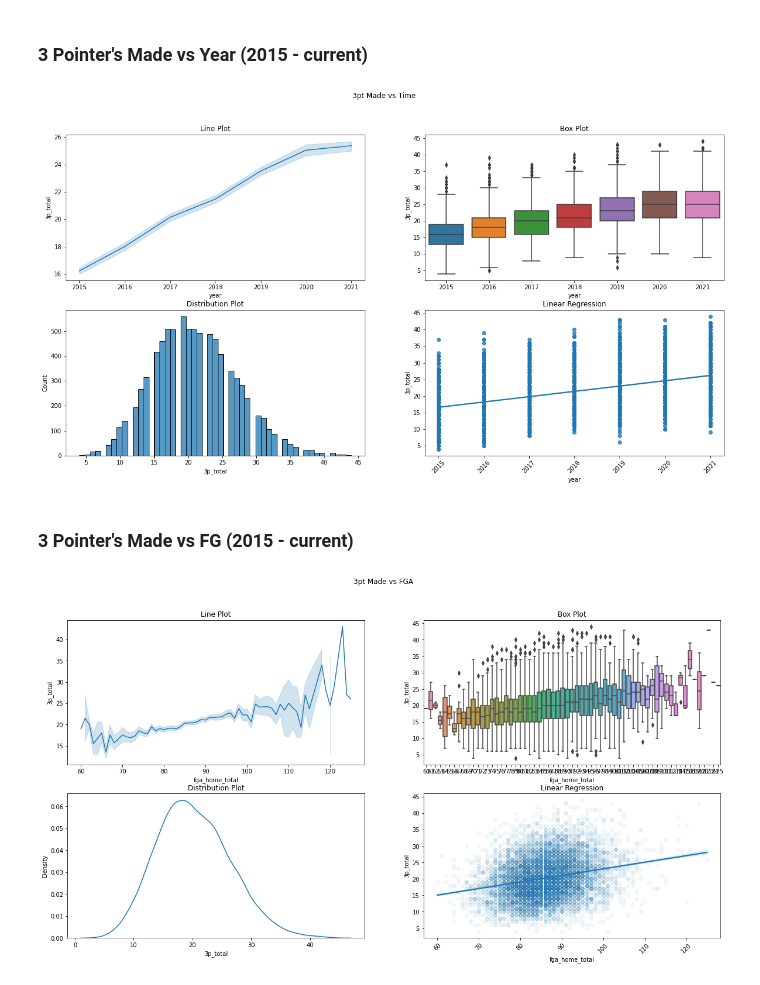
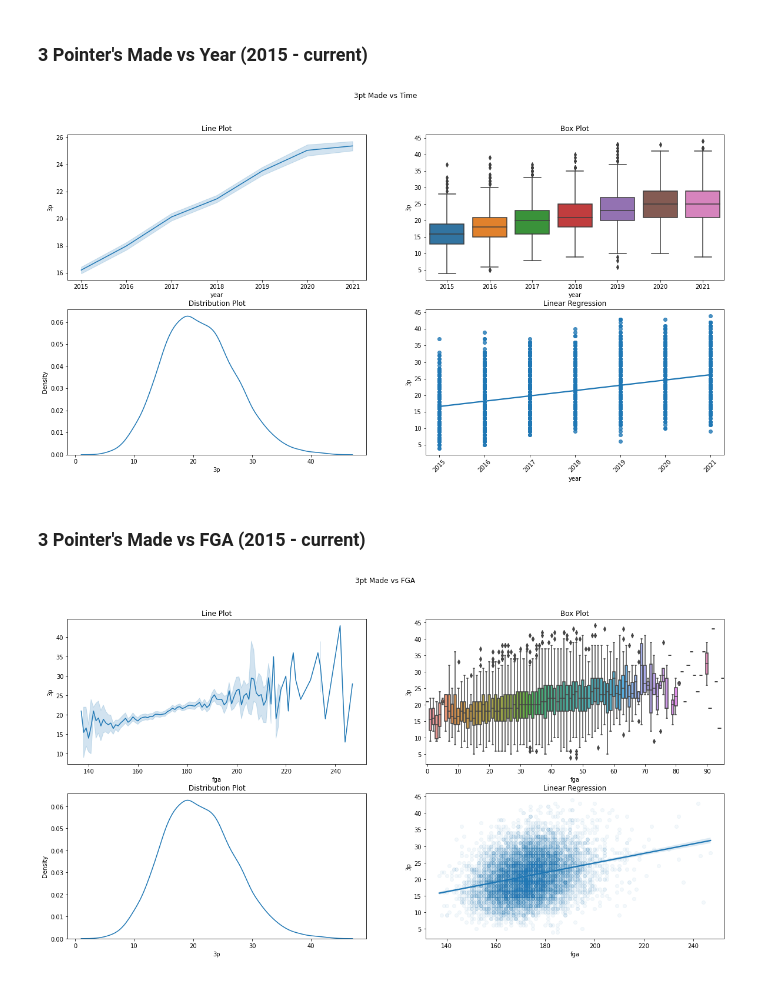
Before and after one commit to tylerengland25/NBA, a Jupyter notebook: backend/analysis/3p_shooting.ipynb, the cells around one changed output. Cells and saved outputs as stored; diff of their text form; code cells hidden in the pictures.

Commit message:
Update visualizations

```diff
--- a/backend/analysis/3p_shooting.ipynb
+++ b/backend/analysis/3p_shooting.ipynb
@@ -97,8 +109,13 @@ memory usage: 3.9 MB
 # %% [markdown]
 ### 3 Pointer's Made vs Year (--)
 # %%
-# Create target varibale
-df['3p_total'] = df['3p_visitor_total'] + df['3p_home_total']
+# Groupby and sum all statistics
+totals = total_df.groupby(
+    ['date', 'visitor', 'home']).aggregate(
+    {'team': ['sum'], 'fg': ['sum'], 'fga': ['sum'], 'fg_perc': ['sum'], '2p': ['sum'], '2pa': ['sum'], '2p_perc': ['sum'],
+     '3p': ['sum'], '3pa': ['sum'], '3p_perc': ['sum'], 'efg_perc': ['sum'], 'ast': ['sum'], 'ast_perc': ['sum'],
+     'year': ['min'], 'month': ['min']})
+totals.columns = [col[0] for col in totals.columns.to_flat_index()]
 
 # Change plot size
 fig, ax = plt.subplots(nrows=2, ncols=2, figsize=(20, 10))
@@ -106,17 +123,17 @@ fig.suptitle('3pt Made vs Time')
 fig = plt.gcf()
 
 # Plot lineplot of Total 3pt Made over Time
-chart = sns.lineplot(x='year', y='3p_total', data=df, ax= ax[0, 0]).set(title='Line Plot')
+chart = sns.lineplot(x='year', y='3p', data=totals, ax= ax[0, 0]).set(title='Line Plot')
 
 # Plot boxplot of Total 3pt Made over Time
-chart = sns.boxplot(x='year', y='3p_total', data=df, ax=ax[0, 1]).set(title= 'Box Plot')
+chart = sns.boxplot(x='year', y='3p', data=totals, ax=ax[0, 1]).set(title= 'Box Plot')
 plt.xticks(rotation=45)
 
 # Plot distribution plot of Total 3pt Made over Time
-chart = sns.kdeplot(x='3p_total', data=df, ax=ax[1,0]).set(title='Distribution Plot')
+chart = sns.kdeplot(x='3p', data=totals, ax=ax[1,0]).set(title='Distribution Plot')
 
 # Plot linearregression of Total 3pt Made over Time
-chart = sns.regplot(x='year', y='3p_total', data=df, ax=ax[1, 1]).set(title='Linear Regression')
+chart = sns.regplot(x='year', y='3p', data=totals, ax=ax[1, 1]).set(title='Linear Regression')
 
 plt.show()
 # %% [output]
@@ -132,42 +149,46 @@ fig = plt.gcf()
 year = 2015
 
 # Plot lineplot of Total 3pt Made over Time
-chart = sns.lineplot(x='year', y='3p_total', data=df[df['year'] >= year], ax= ax[0, 0]).set(title='Line Plot')
+chart = sns.lineplot(x='year', y='3p', data=totals[totals['year'] >= year], ax= ax[0, 0]).set(title='Line Plot')
 
 # Plot boxplot of Total 3pt Made over Time
-chart = sns.boxplot(x='year', y='3p_total', data=df[df['year'] >= year], ax=ax[0, 1]).set(title= 'Box Plot')
+chart = sns.boxplot(x='year', y='3p', data=totals[totals['year'] >= year], ax=ax[0, 1]).set(title= 'Box Plot')
 plt.xticks(rotation=45)
 
 # Plot distribution plot of Total 3pt Made over Time
-chart = sns.histplot(x='3p_total', data=df[df['year'] >= year], ax=ax[1,0]).set(title='Distribution Plot')
+chart = sns.kdeplot(x='3p', data=totals[totals['year'] >= year], ax=ax[1,0]).set(title='Distribution Plot')
 
 # Plot linearregression of Total 3pt Made over Time
-chart = sns.regplot(x='year', y='3p_total', data=df[df['year'] >= year], ax=ax[1, 1]).set(title='Linear Regression')
+chart = sns.regplot(x='year', y='3p', data=totals[totals['year'] >= year], ax=ax[1, 1]).set(title='Linear Regression')
 
+plt.xticks(rotation=45)
 plt.show()
 # %% [output]
-[figure, old version]
+[figure, new version]
 # %% [markdown]
-### 3 Pointer's Made vs FG (2015 - current)
+### 3 Pointer's Made vs FGA (2015 - current)
 # %%
 # Change plot size
 fig, ax = plt.subplots(nrows=2, ncols=2, figsize=(20, 10))
 fig.suptitle('3pt Made vs FGA')
 fig = plt.gcf()
 
-# Plot lineplot of Total 3pt Made over Time
-chart = sns.lineplot(x='fga_home_total', y='3p_total', data=df[df['year'] >= 2014], ax= ax[0, 0]).set(title='Line Plot')
+year = 2015
 
-# Plot boxplot of Total 3pt Made over Time
-chart = sns.boxplot(x='fga_home_total', y='3p_total', data=df[df['year'] >= 2014], ax=ax[0, 1]).set(title= 'Box Plot')
-plt.xticks(rotation=45)
+# Plot lineplot of Total 3pt Made over FGA
+chart = sns.lineplot(x='fga', y='3p', data=totals[totals['year'] >= year], ax= ax[0, 0]).set(title='Line Plot')
 
-# Plot distribution plot of Total 3pt Made over Time
-chart = sns.kdeplot(x='3p_total', data=df[df['year'] >= 2014], ax=ax[1,0]).set(title='Distribution Plot')
+# Plot boxplot of Total 3pt Made over FGA
+chart = sns.boxplot(x='fga', y='3p', data=totals[totals['year'] >= year], ax=ax[0, 1]).set(title= 'Box Plot')
+ax[0, 1].xaxis.set_major_locator(ticker.MultipleLocator(10))
+ax[0, 1].xaxis.set_major_formatter(ticker.ScalarFormatter())
 
-# Plot linearregression of Total 3pt Made over Time
-chart = sns.regplot(x='fga_home_total', y='3p_total', data=df[df['year'] >= 2014], ax=ax[1, 1], scatter_kws={'alpha':0.05}).set(title='Linear Regression')
+# Plot distribution plot of Total 3pt Made over FGA
+chart = sns.kdeplot(x='3p', data=totals[totals['year'] >= year], ax=ax[1,0]).set(title='Distribution Plot')
+
+# Plot linearregression of Total 3pt Made over FGA
+chart = sns.regplot(x='fga', y='3p', data=totals[totals['year'] >= year], ax=ax[1, 1], scatter_kws={'alpha':0.05}).set(title='Linear Regression')
 
 plt.show()
 # %% [output]
-[figure, old version]
+[figure, new version]
```
Also changed, not shown: parts of 9 cells of this notebook.
